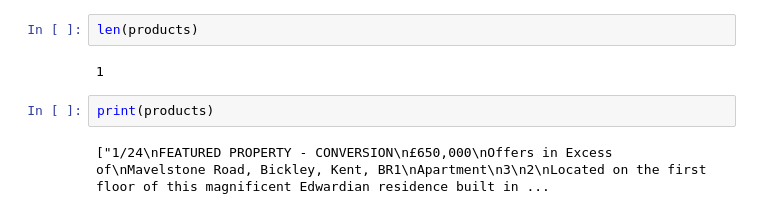
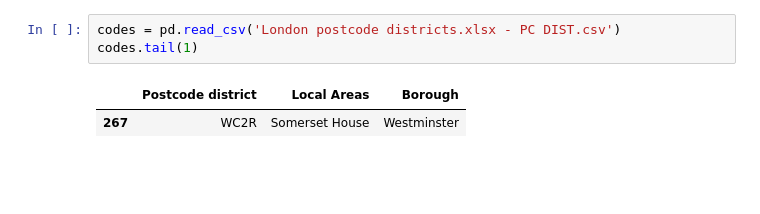
Before and after one commit to Timmtet/Data-Gathering, a Jupyter notebook: Selenium.ipynb, the cells around one changed output. Cells and saved outputs as stored; diff of their text form; blank space fills up the shorter version.

```diff
--- a/Selenium.ipynb
+++ b/Selenium.ipynb
@@ -40,8 +8,6 @@ scraping page 1
-# %%
-len(products)
-# %% [output]
-1
-# %%
-print(products)
-# %% [output]
-["1/24\nFEATURED PROPERTY - CONVERSION\n£650,000\nOffers in Excess of\nMavelstone Road, Bickley, Kent, BR1\nApartment\n3\n2\nLocated on the first floor of this magnificent Edwardian residence built in ...
+# %%
+codes = pd.read_csv('London postcode districts.xlsx - PC DIST.csv')
+codes.tail(1)
+# %% [output]
+|  | Postcode district | Local Areas | Borough |
+| 267 | WC2R | Somerset House | Westminster |
```
Also changed, not shown: parts of 15 cells of this notebook, 1 other file.
